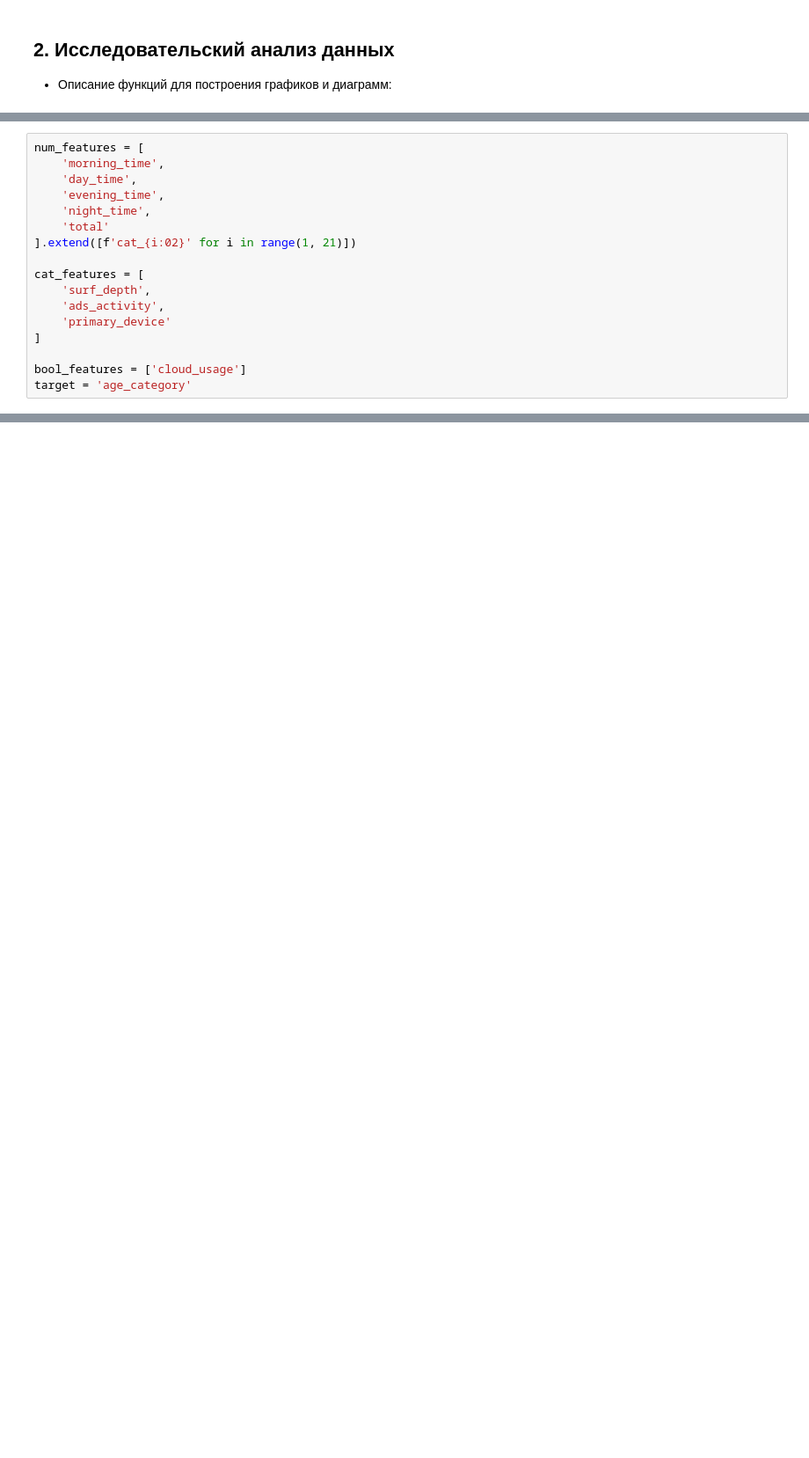
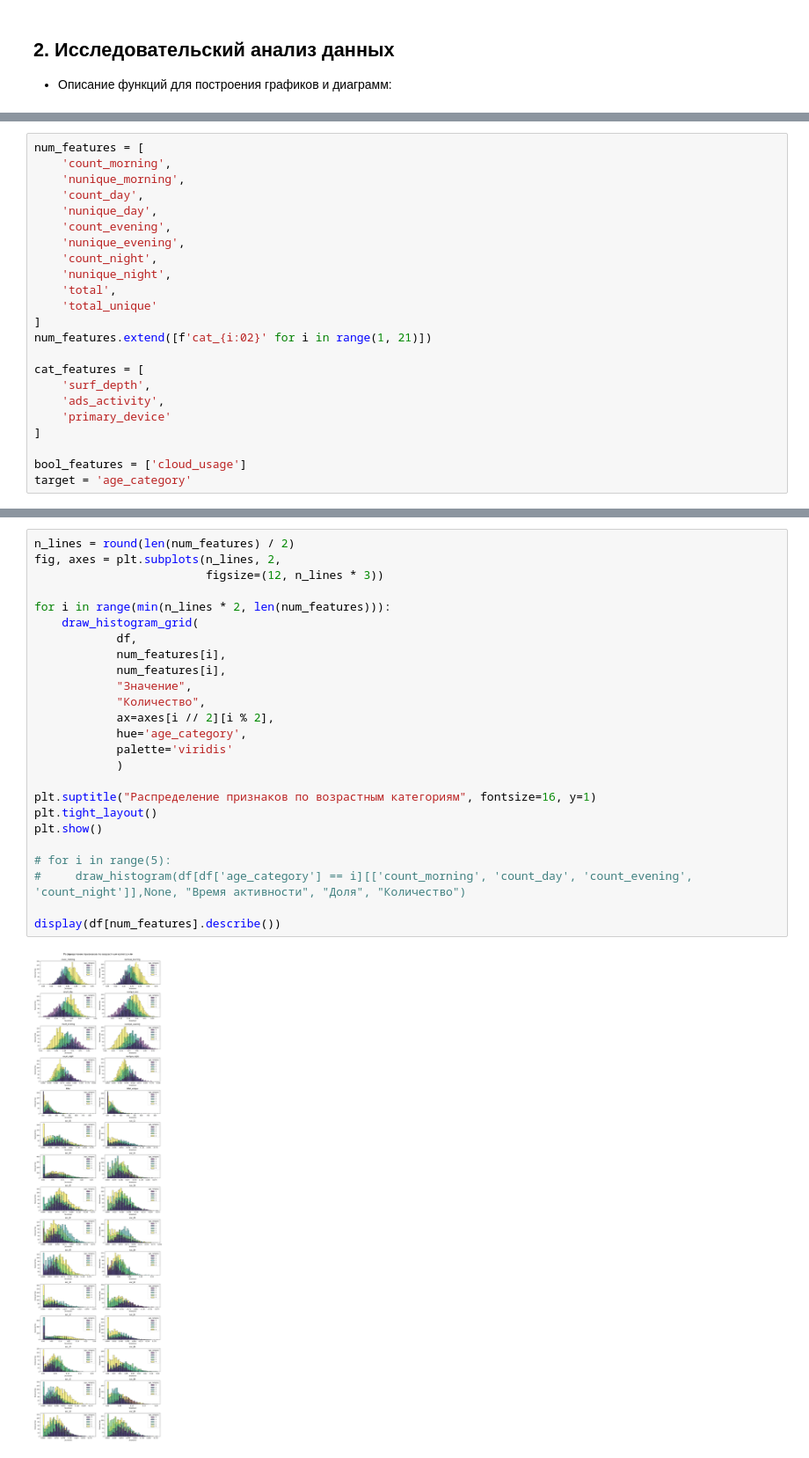
Before and after one commit to tvorogov-code/ds-yandex, a Jupyter notebook: notebooks/Проект модуля 3/Проект модуля 3.ipynb, the cells around one changed output, grey strips where cells are left out. Shown at 88% size. Saved outputs shown, nothing was run; the diff lists cells and outputs as text; blank space fills up the shorter version.

```diff
--- a/notebooks/Проект модуля 3/Проект модуля 3.ipynb
+++ b/notebooks/Проект модуля 3/Проект модуля 3.ipynb
@@ -659,11 +734,17 @@ def draw_barplot(series,
 # %%
 num_features = [
-    'morning_time',
-    'day_time',
-    'evening_time',
-    'night_time',
-    'total'
-].extend([f'cat_{i:02}' for i in range(1, 21)])
+    'count_morning',
+    'nunique_morning',
+    'count_day',
+    'nunique_day',
+    'count_evening',
+    'nunique_evening',
+    'count_night',
+    'nunique_night',
+    'total',
+    'total_unique'
+]
+num_features.extend([f'cat_{i:02}' for i in range(1, 21)])
 
 cat_features = [
     'surf_depth',
@@ -744,0 +806,27 @@ for i, ax in enumerate(axes.flatten()):
+# %%
+n_lines = round(len(num_features) / 2)
+fig, axes = plt.subplots(n_lines, 2,
+                         figsize=(12, n_lines * 3))
+
+for i in range(min(n_lines * 2, len(num_features))):
+    draw_histogram_grid(
+            df,
+            num_features[i],
+            num_features[i],
+            "Значение",
+            "Количество",
+            ax=axes[i // 2][i % 2],
+            hue='age_category',
+            palette='viridis'
+            )
+
+plt.suptitle("Распределение признаков по возрастным категориям", fontsize=16, y=1)
+plt.tight_layout()
+plt.show()
+
+# for i in range(5):
+#     draw_histogram(df[df['age_category'] == i][['count_morning', 'count_day', 'count_evening', 'count_night']],None, "Время активности", "Доля", "Количество")
+
+display(df[num_features].describe())
+# %% [output]
+[figure, added]
```
Also changed, not shown: parts of 99 cells of this notebook, 3 other files.
